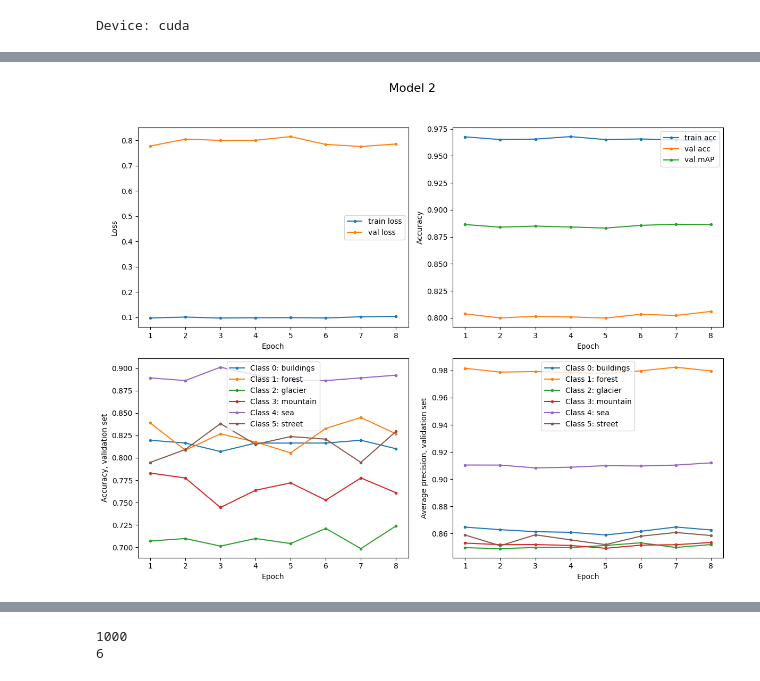
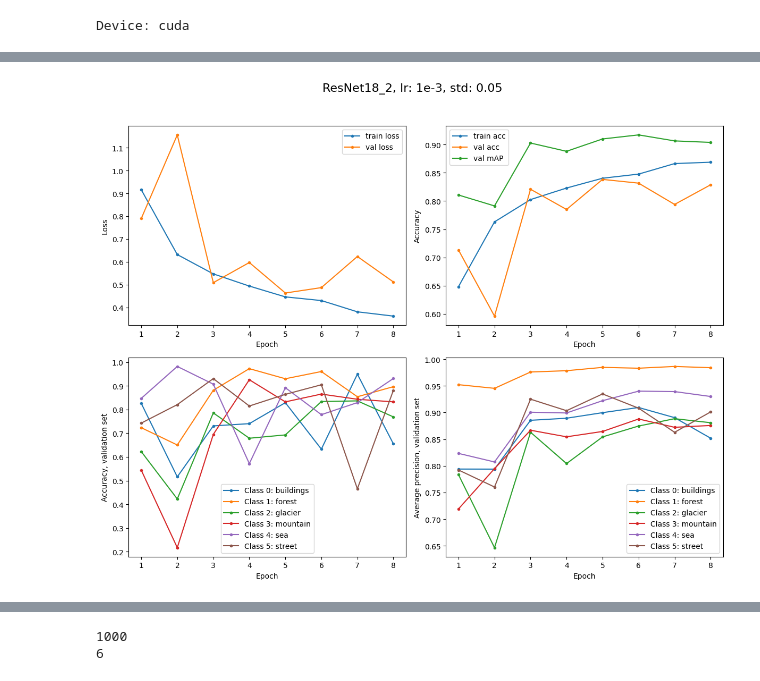
Before and after one commit to johnmagj/IN4310_coursework, a Jupyter notebook: Mandatory1/task2_checks.ipynb, the cells around one changed output, grey strips where cells are left out. Drawn from its saved outputs; the diff is of its cells as text; code cells hidden in the pictures.

```diff
--- a/Mandatory1/task2_checks.ipynb
+++ b/Mandatory1/task2_checks.ipynb
@@ -115,25 +115,25 @@ def batch_noise_augment(images: torch.Tensor, std: float = 0.03) -> torch.Tensor
 
 # --------------------------------------------------------------------------------------------------------------------------------
 # %%
-model_ResNet = ResNet(img_channels=3, num_layers=18, num_classes=6).to(device)
+model_ResNet18 = ResNet(img_channels=3, num_layers=18, num_classes=6).to(device)
 
 num_epochs = 8
 
 criterion = nn.CrossEntropyLoss()
-optimizer = torch.optim.Adam(model_ResNet.parameters(), lr=1e-4)
+optimizer = torch.optim.Adam(model_ResNet18.parameters(), lr=1e-4)
 
-trainer_ResNet = Trainer(
-    model=model_ResNet,
+trainer_ResNet18 = Trainer(
+    model=model_ResNet18,
     criterion=criterion,
     optimizer=optimizer,
     device=device,
-    run_name="ResNet",
+    run_name="ResNet18_lr00004_std002",
     augment_fn=lambda x: batch_noise_augment(x, std=0.02),
 )
 
-trainer_ResNet.fit(train_loader, val_loader, epochs=num_epochs)
+trainer_ResNet18.fit(train_loader, val_loader, epochs=num_epochs)
 
-trainer_ResNet.evaluate(test_loader)
+trainer_ResNet18.evaluate(test_loader)
 
 # Move results from GPU to memory
-results_dict = trainer_ResNet.history
+results_dict = trainer_ResNet18.history
@@ -149,14 +158,14 @@ model_ResNet18_2 = ResNet(img_channels=3, num_layers=18, num_classes=6).to(devic
 num_epochs = 8
 
 criterion = nn.CrossEntropyLoss()
-optimizer = torch.optim.Adam(model_ResNet18_2.parameters(), lr=1e-4)
+optimizer = torch.optim.Adam(model_ResNet18_2.parameters(), lr=1e-3)
 
 trainer_ResNet18_2 = Trainer(
-    model=model_ResNet,
+    model=model_ResNet18_2,
     criterion=criterion,
     optimizer=optimizer,
     device=device,
-    run_name="ResNet18_2_lr00001_std01",
+    run_name="ResNet18_2_lr0001_std005",
     augment_fn=lambda x: batch_noise_augment(x, std=0.05),
 )
 
@@ -186,7 +187,7 @@ Epoch 08 | train loss: 0.0581, acc: 0.982 | val loss: 0.6732, acc: 0.825, acc_pe
 # %%
-plot_metrics(class_names, num_epochs, results_dict_2, "Model 2")
+plot_metrics(class_names, num_epochs, results_dict_2, "ResNet18_2, lr: 1e-3, std: 0.05", savefile="ResNet18_2_lr0001_std005.pdf")
 # %% [output]
-[figure, old version]
+[figure, new version]
 # %%
 # ResNet model 3:
 
```
Also changed, not shown: parts of 10 cells of this notebook, 4 other files.
